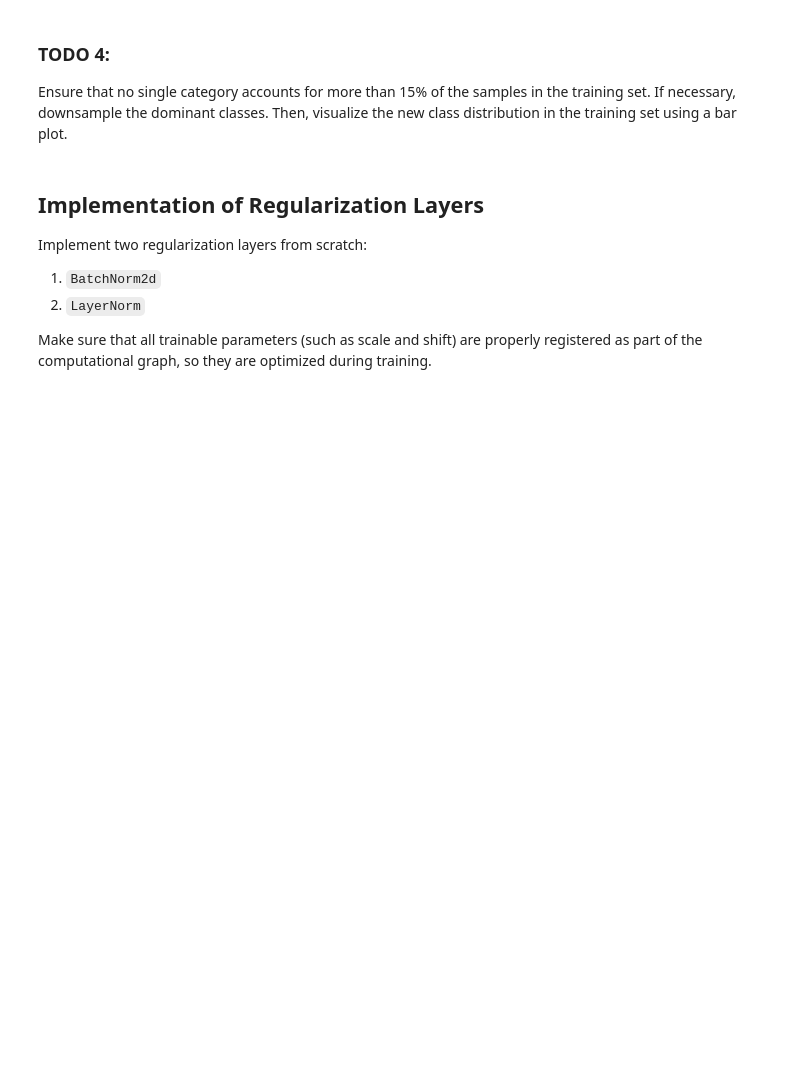
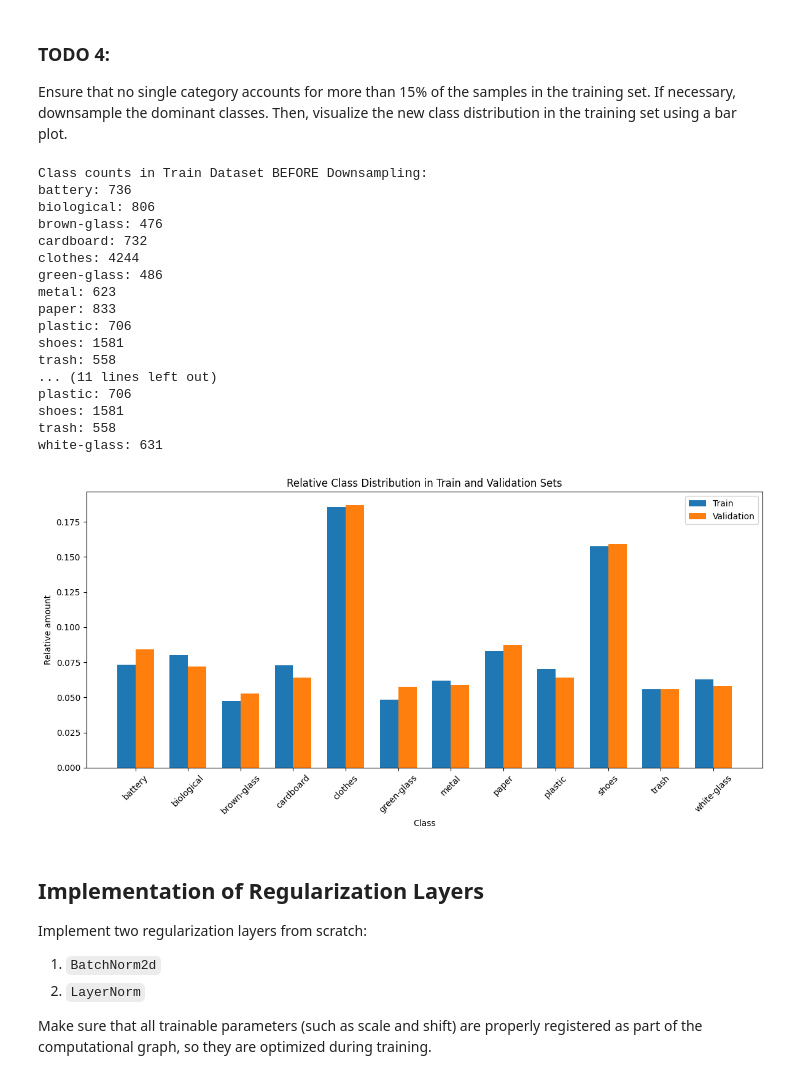
Before and after one commit to LilachPardess/garbage-classification, a Jupyter notebook: a2.ipynb, the cells around one changed output. Drawn from its saved outputs; the diff is of its cells as text; code cells hidden in the pictures; blank space fills up the shorter version.

```diff
--- a/a2.ipynb
+++ b/a2.ipynb
@@ -210,23 +205,55 @@ def plot_class_distribution(train_dataset, test_dataset):
 # %% [markdown]
 ### TODO 4:
 Ensure that no single category accounts for more than 15% of the samples in the training set. If necessary, downsample the dominant classes. Then, visualize the new class distribution in the training set using a bar plot.
-# %%
-# your code here
-import random
-
-max_clothes = int(0.15 * len(train_dataset))
-clothes_class_idx = classes_names.index("clothes")
-clothes_indices = [i for i, idx in enumerate(train_dataset.indices)
-                   if dataset.samples[idx][1] == clothes_class_idx]
-
-random.seed(42)
-selected_clothes_indices = random.sample(clothes_indices, max_clothes)
-other_indices = [i for i in range(len(train_dataset.indices)) if i not in clothes_indices]
-final_indices = [train_dataset.indices[i] for i in other_indices + selected_clothes_indices]
-
-train_dataset = Subset(dataset, final_indices)
-
-#plot_class_distribution(train_dataset=train_dataset, test_dataset = test_dataset)
+# %%
+import random
+def print_class_counts(subset, dataset, classes_names, title=""):
+    counts = [0] * len(classes_names)
+    for idx in subset.indices:
+        label = dataset.samples[idx][1]
+        counts[label] += 1
+    print(f"\nClass counts in {title}:")
+    for i, name in enumerate(classes_names):
+        print(f"{name}: {counts[i]}")
+
+def downsample_images(dataset_to_cut, dataset, classes_names):
+    max_clothes = int(0.15 * len(dataset_to_cut))
+    clothes_class_idx = classes_names.index("clothes")
+    clothes_indices = [i for i, idx in enumerate(dataset_to_cut.indices)
+                    if dataset.samples[idx][1] == clothes_class_idx]
+
+    random.seed(42)
+    selected_clothes_indices = random.sample(clothes_indices, max_clothes)
+    other_indices = [i for i in range(len(dataset_to_cut.indices)) if i not in clothes_indices]
+    final_indices = [dataset_to_cut.indices[i] for i in other_indices + selected_clothes_indices]
+
+    return Subset(dataset, final_indices)
+
+print_class_counts(train_dataset, dataset, classes_names, title="Train Dataset BEFORE Downsampling")
+train_dataset = downsample_images(train_dataset, dataset, classes_names)
+test_dataset = downsample_images(test_dataset, dataset, classes_names)
+print_class_counts(train_dataset, dataset, classes_names, title="Train Dataset BEFORE Downsampling")
+
+plot_class_distribution(train_dataset=train_dataset, test_dataset=test_dataset)
+# %% [output]
+Class counts in Train Dataset BEFORE Downsampling:
+battery: 736
+biological: 806
+brown-glass: 476
+cardboard: 732
+clothes: 4244
+green-glass: 486
+metal: 623
+paper: 833
+plastic: 706
+shoes: 1581
+trash: 558
+... (11 lines left out)
+plastic: 706
+shoes: 1581
+trash: 558
+white-glass: 631
+[figure, added]
 # %% [markdown]
 ## Implementation of Regularization Layers
 
```
Also changed, not shown: parts of 12 cells of this notebook.
